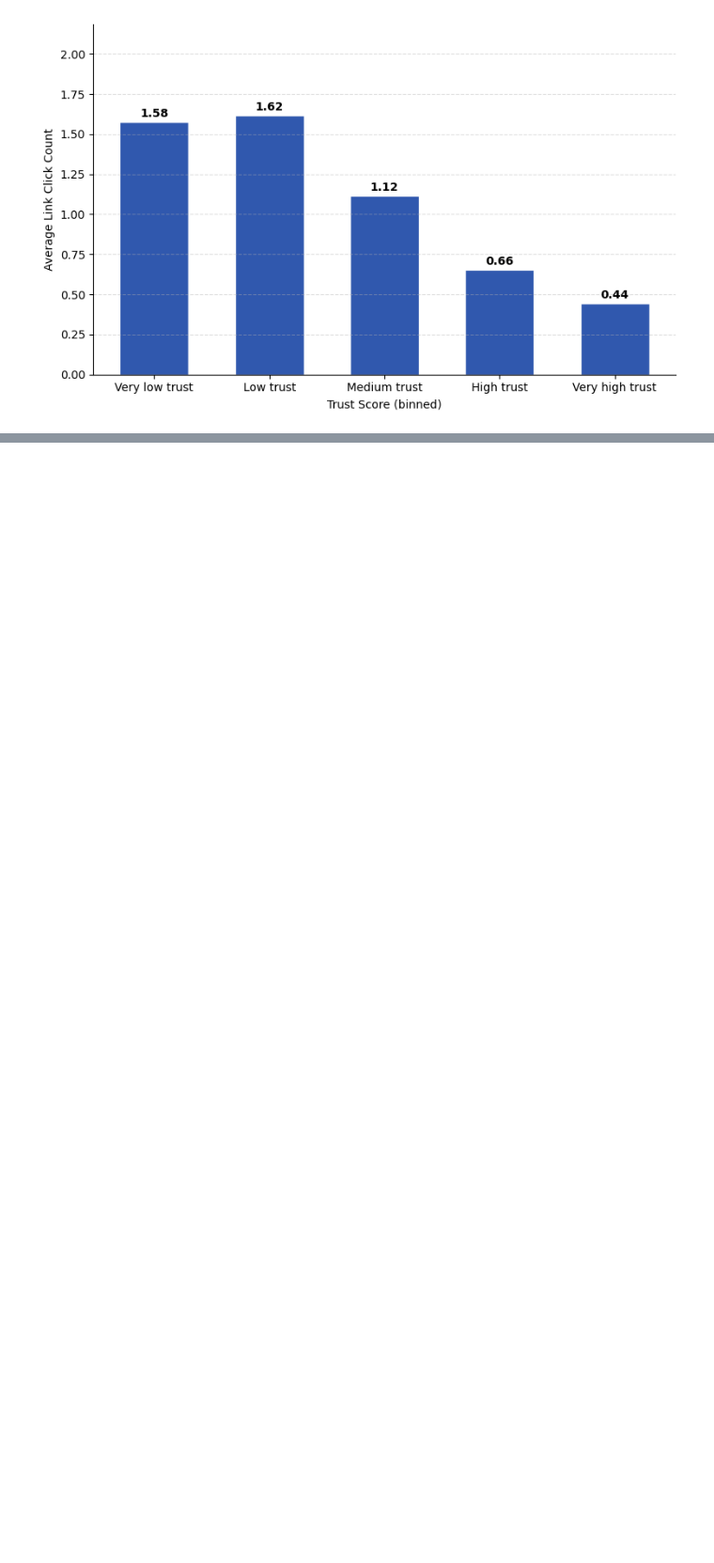
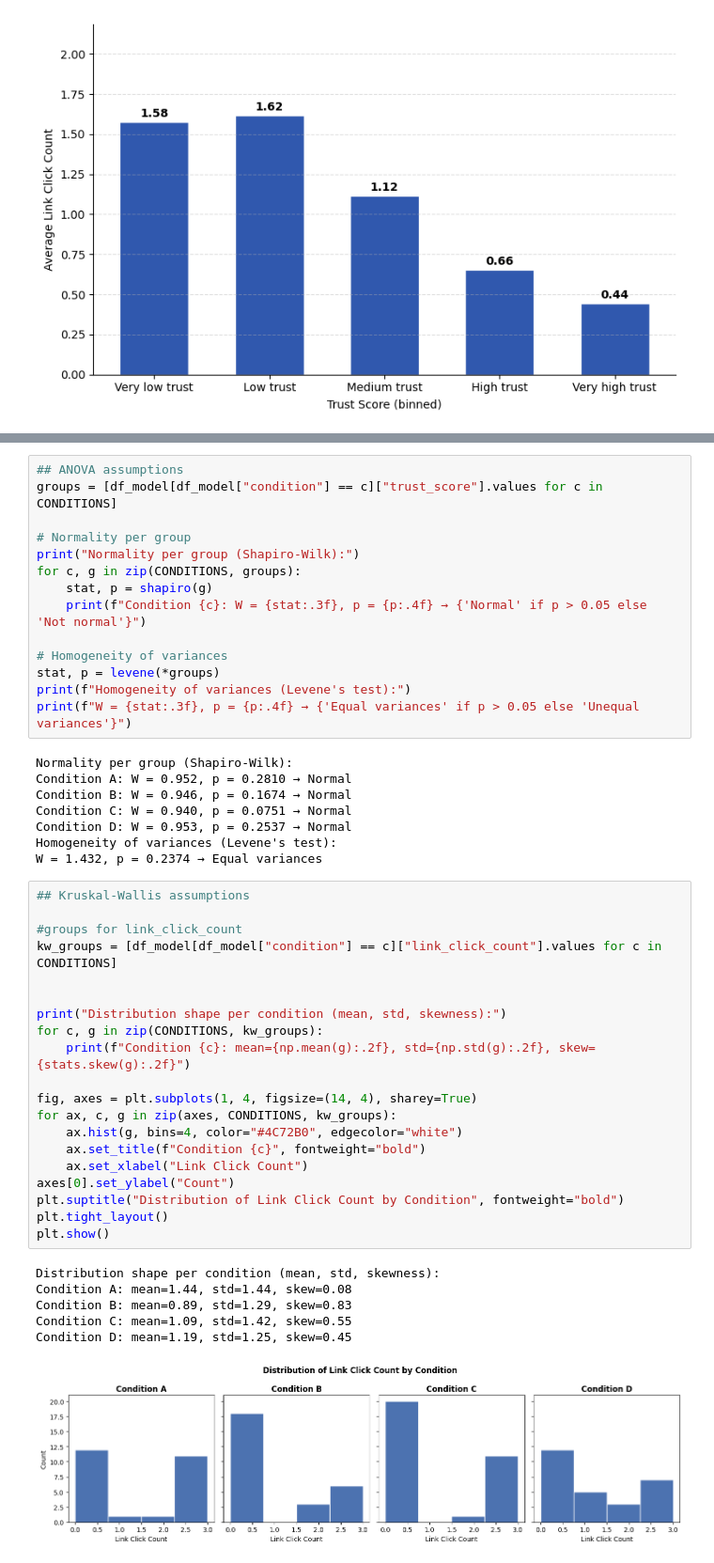
Before and after one commit to emmabosz/master_thesis, a Jupyter notebook: survey_analysis.ipynb, the cells around one changed output, grey strips where cells are left out. Shown at 94% size. Drawn from its saved outputs; the diff is of its cells as text; blank space fills up the shorter version.

```diff
--- a/survey_analysis.ipynb
+++ b/survey_analysis.ipynb
@@ -698,0 +775,49 @@ plt.show()
+# %%
+## ANOVA assumptions
+groups = [df_model[df_model["condition"] == c]["trust_score"].values for c in CONDITIONS]
+
+# Normality per group
+print("Normality per group (Shapiro-Wilk):")
+for c, g in zip(CONDITIONS, groups):
+    stat, p = shapiro(g)
+    print(f"Condition {c}: W = {stat:.3f}, p = {p:.4f} → {'Normal' if p > 0.05 else 'Not normal'}")
+
+# Homogeneity of variances
+stat, p = levene(*groups)
+print(f"Homogeneity of variances (Levene's test):")
+print(f"W = {stat:.3f}, p = {p:.4f} → {'Equal variances' if p > 0.05 else 'Unequal variances'}")
+# %% [output]
+Normality per group (Shapiro-Wilk):
+Condition A: W = 0.952, p = 0.2810 → Normal
+Condition B: W = 0.946, p = 0.1674 → Normal
+Condition C: W = 0.940, p = 0.0751 → Normal
+Condition D: W = 0.953, p = 0.2537 → Normal
+Homogeneity of variances (Levene's test):
+W = 1.432, p = 0.2374 → Equal variances
+# %%
+## Kruskal-Wallis assumptions
+
+#groups for link_click_count
+kw_groups = [df_model[df_model["condition"] == c]["link_click_count"].values for c in CONDITIONS]
+
+
+print("Distribution shape per condition (mean, std, skewness):")
+for c, g in zip(CONDITIONS, kw_groups):
+    print(f"Condition {c}: mean={np.mean(g):.2f}, std={np.std(g):.2f}, skew={stats.skew(g):.2f}")
+
+fig, axes = plt.subplots(1, 4, figsize=(14, 4), sharey=True)
+for ax, c, g in zip(axes, CONDITIONS, kw_groups):
+    ax.hist(g, bins=4, color="#4C72B0", edgecolor="white")
+    ax.set_title(f"Condition {c}", fontweight="bold")
+    ax.set_xlabel("Link Click Count")
+axes[0].set_ylabel("Count")
+plt.suptitle("Distribution of Link Click Count by Condition", fontweight="bold")
+plt.tight_layout()
+plt.show()
+# %% [output]
+Distribution shape per condition (mean, std, skewness):
+Condition A: mean=1.44, std=1.44, skew=0.08
+Condition B: mean=0.89, std=1.29, skew=0.83
+Condition C: mean=1.09, std=1.42, skew=0.55
+Condition D: mean=1.19, std=1.25, skew=0.45
+[figure, added]
```
Also changed, not shown: parts of 5 cells of this notebook, 2 other files.
